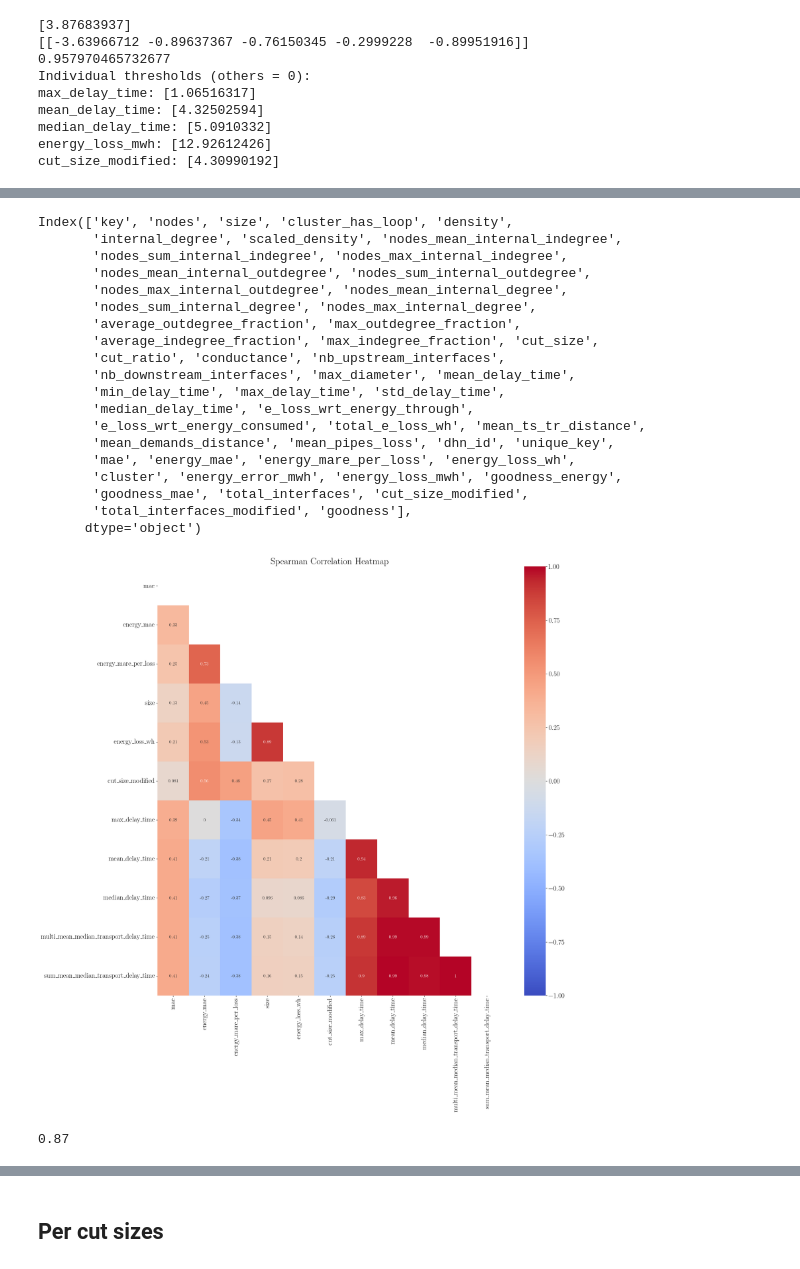
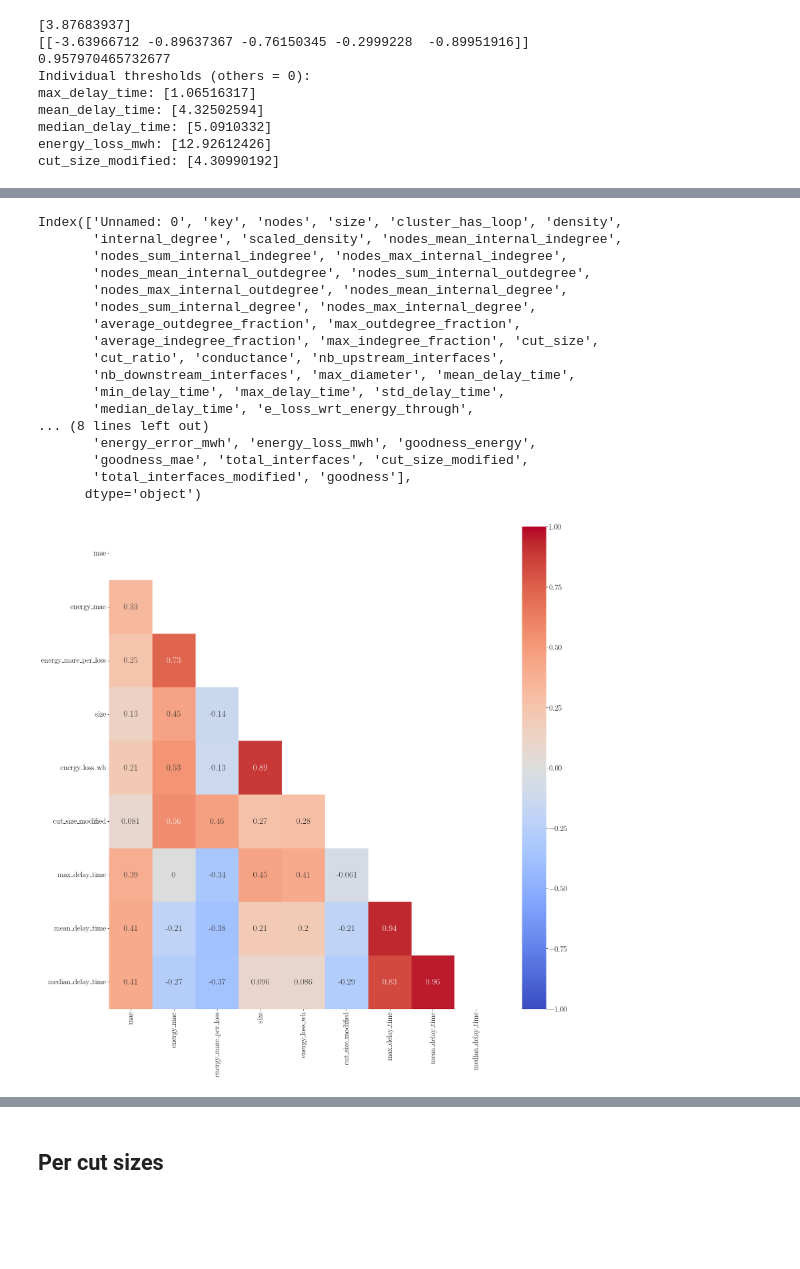
Before and after one commit to drod-96/efficient_clustering, a Jupyter notebook: A.new-inverstigation_clusters_trained.ipynb, the cells around one changed output, grey strips where cells are left out. Cells and saved outputs as stored; diff of their text form; code cells hidden in the pictures; blank space fills up the shorter version.

Commit message:
"add new metrics"

```diff
--- a/A.new-inverstigation_clusters_trained.ipynb
+++ b/A.new-inverstigation_clusters_trained.ipynb
@@ -731,0 +749,25 @@ def compute_correalation_with_permutation_test(x, y, remove_outliers, method):
+# %%
+dhns_ids = [1, 2, 3, 4, 100, 101, 102, 103, 104, 105, 106, 108, 109, 110, 111, 112, 137]
+
+df_clusters_metrics = pd.DataFrame()
+for dhn_id in dhns_ids:
+    print(f'Treating DHN {dhn_id} ...')
+    dhn = get_dhn_pickled(dhn_id)
+    path_metric = os.path.join('new_clusters_paradigm_saved', f'clusters_metrics_dhn_{dhn_id}_new_energy_error.csv')
+    df_ = pd.read_csv(path_metric, index_col=False)
+    list_cluster_dict_values_with_perfs = []
+    for i, row in df_.iterrows():
+        print(f' -> cluster {i}/{len(df_)}')
+        list_cluster = ast.literal_eval(row['nodes'])
+        dict_values = row.to_dict()
+        new_cluster_metrics = dhn.compute_cluster_all_metrics(list_cluster)
+        for cl in new_cluster_metrics:
+            if cl not in dict_values.keys():
+                dict_values[cl] = new_cluster_metrics[cl]
+
+        list_cluster_dict_values_with_perfs.append(dict_values)
+
+    path_metric_new = os.path.join('new_clusters_paradigm_saved', f'clusters_metrics_dhn_{dhn_id}_new_energy_error_v2.csv')
+    df_ = pd.DataFrame.from_records(list_cluster_dict_values_with_perfs)
+    df_.to_csv(path_metric_new)
+    print(f' -> saved!')
@@ -740,7 +972,8 @@ dhns_ids_considered = [1, 2, 3, 4, 100, 101, 102, 103, 104, 105, 106, 108, 109,
 df_clusters_metrics = pd.DataFrame()
 for dhn_id in dhns_ids_considered:
     # path_metric = os.path.join('new_clusters_paradigm_saved', f'dhn_{dhn_id}', 'clusters_metrics.csv')
-    path_metric = os.path.join('new_clusters_paradigm_saved', f'clusters_metrics_dhn_{dhn_id}_new_energy_error.csv')
+    # path_metric = os.path.join('new_clusters_paradigm_saved', f'clusters_metrics_dhn_{dhn_id}_new_energy_error.csv')
+    path_metric = os.path.join('new_clusters_paradigm_saved', f'clusters_metrics_dhn_{dhn_id}_new_energy_error_v2.csv')
     df_ = pd.read_csv(path_metric, index_col=False)
     df_clusters_metrics = pd.concat([df_clusters_metrics, df_])
 df_clusters_metrics_no_nan = df_clusters_metrics.dropna()
@@ -1783,7 +2075,7 @@ cut_size_modified: [3.02004733]
 # %%
 df_merged_tables_new.columns
 # %% [output]
-Index(['key', 'nodes', 'size', 'cluster_has_loop', 'density',
+Index(['Unnamed: 0', 'key', 'nodes', 'size', 'cluster_has_loop', 'density',
        'internal_degree', 'scaled_density', 'nodes_mean_internal_indegree',
        'nodes_sum_internal_indegree', 'nodes_max_internal_indegree',
        'nodes_mean_internal_outdegree', 'nodes_sum_internal_outdegree',
@@ -1795,10 +2087,8 @@ Index(['key', 'nodes', 'size', 'cluster_has_loop', 'density',
        'nb_downstream_interfaces', 'max_diameter', 'mean_delay_time',
        'min_delay_time', 'max_delay_time', 'std_delay_time',
        'median_delay_time', 'e_loss_wrt_energy_through',
-       'e_loss_wrt_energy_consumed', 'total_e_loss_wh', 'mean_ts_tr_distance',
-       'mean_demands_distance', 'mean_pipes_loss', 'dhn_id', 'unique_key',
-       'mae', 'energy_mae', 'energy_mare_per_loss', 'energy_loss_wh',
-       'cluster', 'energy_error_mwh', 'energy_loss_mwh', 'goodness_energy',
+... (8 lines left out)
+       'energy_error_mwh', 'energy_loss_mwh', 'goodness_energy',
        'goodness_mae', 'total_interfaces', 'cut_size_modified',
        'total_interfaces_modified', 'goodness'],
       dtype='object')
@@ -1825,7 +2118,8 @@ def spearman_correlation_matrix(df, variables):
 # Define variables of interest
 variables = ['mae', 'energy_mae', 'energy_mare_per_loss',
               'size', 'energy_loss_wh', 'cut_size_modified', 'max_delay_time',
-              'mean_delay_time','median_delay_time', 'multi_mean_median_transport_delay_time', 'sum_mean_median_transport_delay_time']
+              'mean_delay_time','median_delay_time']
+# variables = [*targets, *metrics_considered]
 
 # Calculate Spearman correlation and p-values
 corr_df, p_df = spearman_correlation_matrix(df_merged_tables_new, variables)
@@ -1840,15 +2134,11 @@ mask = np.triu(np.ones_like(corr_df, dtype=bool))
 # %%
 # Generate a mask for the upper triangle
 mask = np.triu(np.ones_like(corr_df, dtype=bool))
 # Visualize the correlation matrix with a heatmap
 plt.figure(figsize=(20,20))
-sns.heatmap(corr_df, annot=True, cmap='coolwarm', vmin=-1, vmax=1, center=0, mask=mask, annot_kws={"size": 12})
-plt.title("Spearman Correlation Heatmap")
+sns.heatmap(corr_df, annot=True, cmap='coolwarm', vmin=-1, vmax=1, center=0, mask=mask, annot_kws={"size": 20})
+# plt.title("Spearman Correlation Heatmap")
 plt.show()
 # %% [output]
-[figure, old version]
+[figure, new version]
-# %%
-round(0.870001, ndigits=2)
-# %% [output]
-0.87
 # %%
```
Also changed, not shown: parts of 47 cells of this notebook, 1 other file.
